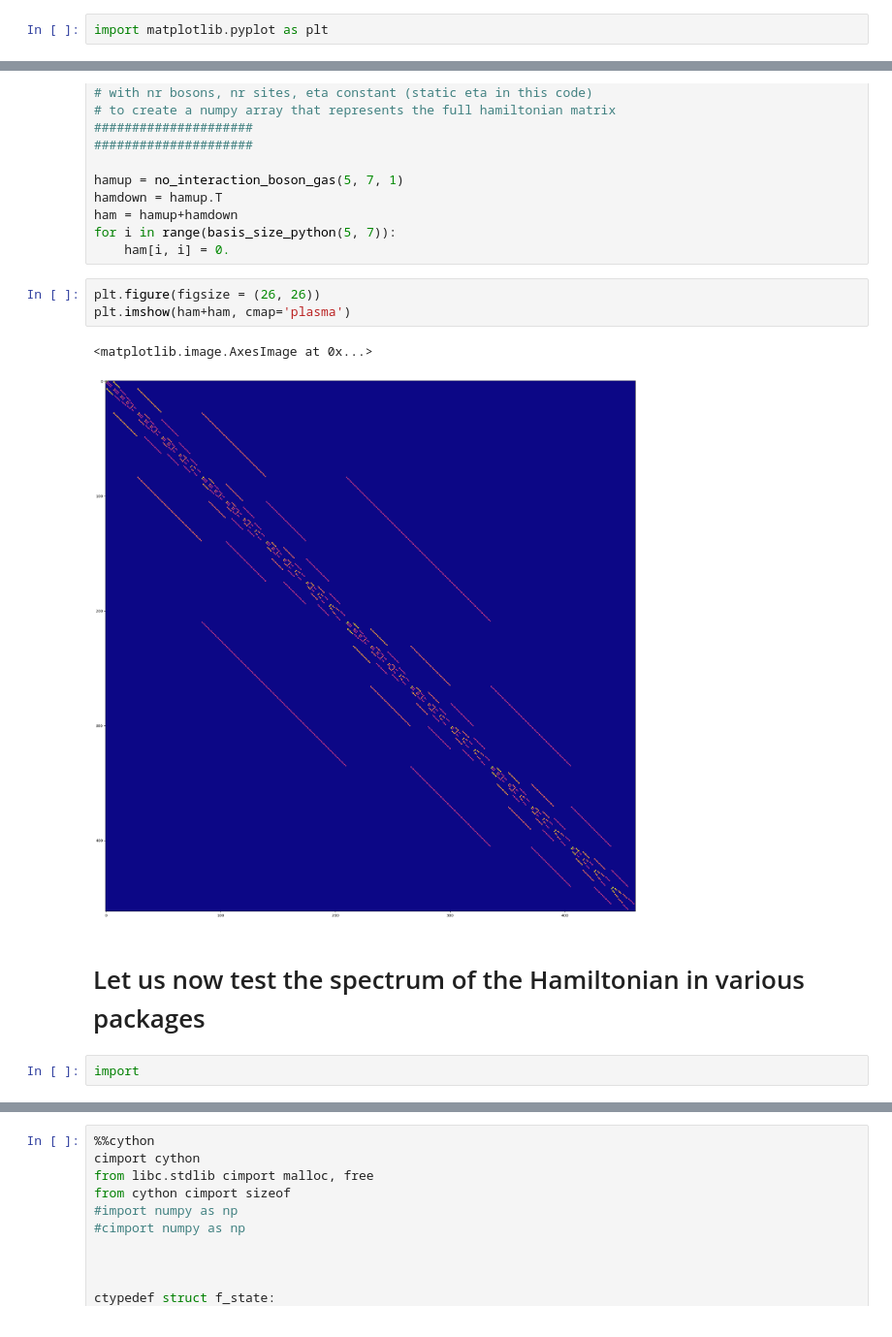
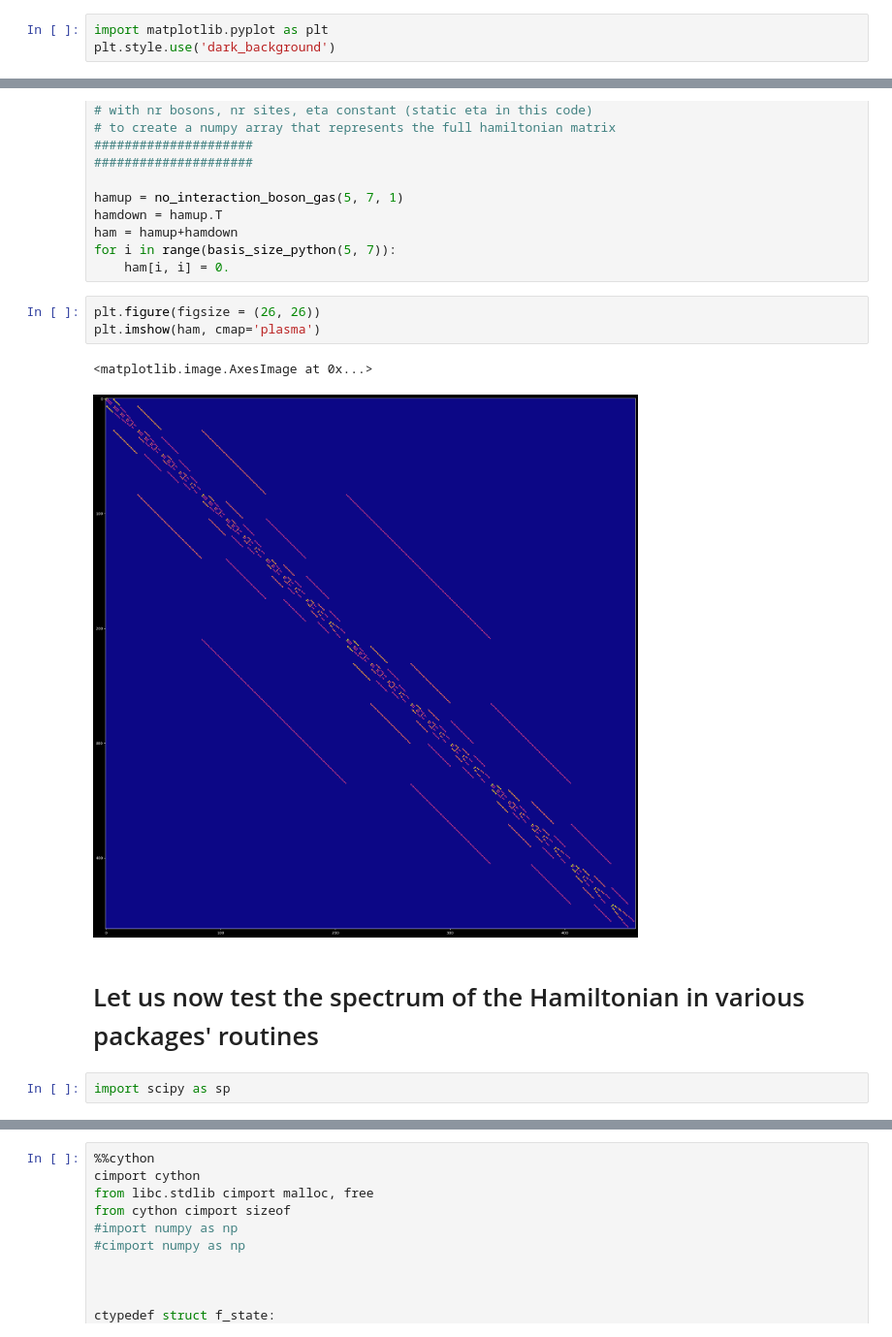
Before and after one commit to dcthecook/Many_Body_Theory, a Jupyter notebook: 2quantization.ipynb, the cells around one changed output, grey strips where cells are left out. Shown at 97% size. Saved outputs shown, nothing was run; the diff lists cells and outputs as text.

```diff
--- a/2quantization.ipynb
+++ b/2quantization.ipynb
@@ -254,3 +254,4 @@ norm constant in front of state = 1.0
 0.0
 # %%
 import matplotlib.pyplot as plt
+plt.style.use('dark_background')
@@ -272,11 +273,11 @@ for i in range(basis_size_python(5, 7)):
     ham[i, i] = 0.
 # %%
 plt.figure(figsize = (26, 26))
-plt.imshow(ham+ham, cmap='plasma')
+plt.imshow(ham, cmap='plasma')
 # %% [output]
 <matplotlib.image.AxesImage at 0x...>
-[figure, old version]
+[figure, new version]
-# %% [markdown]
-# Let us now test the spectrum of the Hamiltonian in various packages
-# %%
-import
+# %% [markdown]
+# Let us now test the spectrum of the Hamiltonian in various packages' routines
+# %%
+import scipy as sp
```
Also changed, not shown: parts of 10 cells of this notebook.
